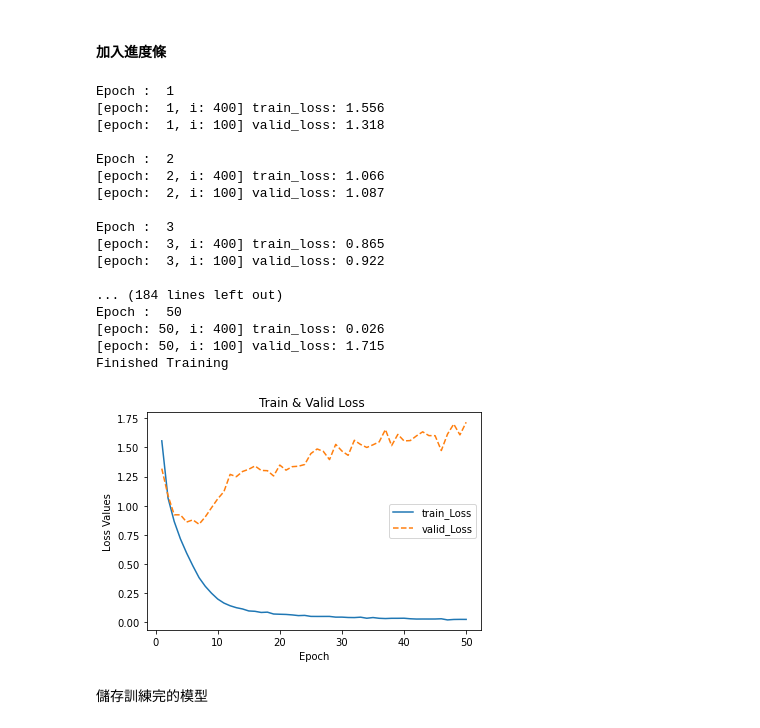
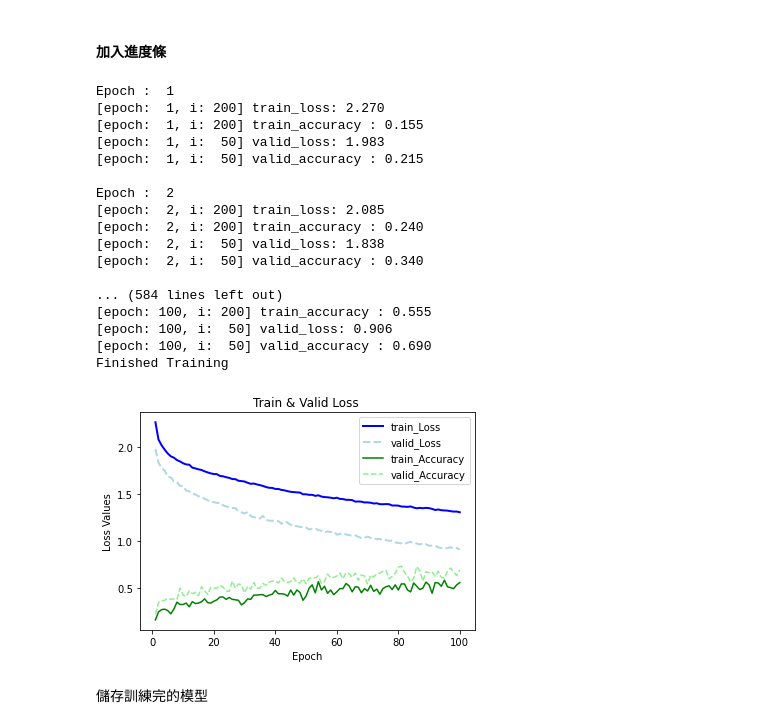
Before and after one commit to YunghuiHsu/pytorch-book, a Jupyter notebook: chapter02-quickstart/以Restnet進行 CIFAR-10分類.ipynb, the cells around one changed output. Drawn from its saved outputs; the diff is of its cells as text; code cells hidden in the pictures.

```diff
--- a/chapter02-quickstart/以Restnet進行 CIFAR-10分類.ipynb
+++ b/chapter02-quickstart/以Restnet進行 CIFAR-10分類.ipynb
@@ -36,0 +74,5 @@ transform = transforms.Compose(
+# %%
+# 參數設定
+batch_size = 200     # how many samples per batch to load
+num_workers = 10     # number of subprocesses to use for data loading，0代表不使用
+torch.manual_seed(0) # 固定亂數種子
@@ -191,6 +260,6 @@ torch.cuda.current_device() # 檢查目cuda前所在的gpu
 import torch.optim as optim
 
 criterion = nn.CrossEntropyLoss()  # 交叉熵
-optimizer = optim.RMSprop(model.parameters(), lr= 1e-3)
+optimizer = optim.SGD(model.parameters(), lr=1e-3 , momentum=0.9)
 optimizer
 # %% [output]
@@ -214,8 +282,10 @@ Parameter Group 0
 # %%
 train_Loss_list = []
 valid_Loss_list = []
+train_Acc_list = []
+valid_Acc_list = []
 
-n_epoch = 50
+n_epoch = 100
 
 for epoch in range(1, n_epoch + 1):  # loop over the dataset multiple times
 
@@ -228,6 +298,7 @@ for epoch in range(1, n_epoch + 1):  # loop over the dataset multiple times
     ###################
     model.train()  # 明確指定model在訓練狀態(預設值)
     for i, data in enumerate(train_loader, 1): # i從1開始計數
+        n = len(train_loader)  #  len(train_loader)=遍歷一個epoch的次數
 
         # get the inputs 輸入資料
         inputs, labels = data
@@ -248,10 +319,15 @@ for epoch in range(1, n_epoch + 1):  # loop over the dataset multiple times
         train_loss += loss.item()  #如果是仅包含一个元素的tensor，可以使用.item()来得到对应的python数值
 
         # print statistics
-        n = len(train_loader)  #  len(train_loader)=遍歷一個epoch的次數
         if i % n+1 == n :    # print every n mini-batches
-            print('[epoch: %2d, i: %3d] train_loss: %.3f' % (epoch , i + 1 , train_loss / n))
+            # 計算整體分類正確率
+            accuracy = (torch.argmax(outputs, dim=1) == labels).sum().item() / batch_size
+
+            print('[epoch: %2d, i: %3d] train_loss: %.3f' % (epoch , i + 1 , train_loss / n ))
+            print('[epoch: %2d, i: %3d] train_accuracy : %.3f' % (epoch , i + 1 , accuracy))
+
             train_Loss_list.append(train_loss / n )
+            train_Acc_list.append(accuracy)
             train_loss = 0.0 # 每n回　loss 歸零重計
 
 
@@ -260,6 +336,7 @@ for epoch in range(1, n_epoch + 1):  # loop over the dataset multiple times
     ######################
     model.eval() # 啟動評估模式
     for i, data in enumerate(valid_loader, 1): # i從1開始計數
+        n = len(valid_loader)   #  len(valid_loader)=遍歷一個epoch的次數
 
         # get the inputs 輸入資料
         inputs, labels = data
@@ -274,45 +351,57 @@ for epoch in range(1, n_epoch + 1):  # loop over the dataset multiple times
         # update training loss
         valid_loss += loss.item()
 
+        # 計算整體分類正確率
+        # accuracy = (torch.argmax(outputs, dim=1) == labels).mean()
+
         # print statistics
-        n = len(valid_loader)   #  len(valid_loader)=遍歷一個epoch的次數
+
         if i % n+1 == n :    # print every n mini-batches
+            # 計算整體分類正確率
+            accuracy = (torch.argmax(outputs, dim=1) == labels).sum().item() / batch_size
             print('[epoch: %2d, i: %3d] valid_loss: %.3f' % (epoch , i + 1 , valid_loss / n))
+            print('[epoch: %2d, i: %3d] valid_accuracy : %.3f' % (epoch , i + 1 , accuracy))
+
             valid_Loss_list.append(valid_loss / n )
+            valid_Acc_list.append(accuracy)
             valid_loss = 0.0 # 每n回　loss 歸零重計
 
 print('Finished Training')
 # %% [output]
 Epoch :  1
-[epoch:  1, i: 400] train_loss: 1.556
-[epoch:  1, i: 100] valid_loss: 1.318
+[epoch:  1, i: 200] train_loss: 2.270
+[epoch:  1, i: 200] train_accuracy : 0.155
+[epoch:  1, i:  50] valid_loss: 1.983
+[epoch:  1, i:  50] valid_accuracy : 0.215
 
 Epoch :  2
-[epoch:  2, i: 400] train_loss: 1.066
-[epoch:  2, i: 100] valid_loss: 1.087
+[epoch:  2, i: 200] train_loss: 2.085
+[epoch:  2, i: 200] train_accuracy : 0.240
+[epoch:  2, i:  50] valid_loss: 1.838
+[epoch:  2, i:  50] valid_accuracy : 0.340
 
-Epoch :  3
-[epoch:  3, i: 400] train_loss: 0.865
-[epoch:  3, i: 100] valid_loss: 0.922
-
-... (184 lines left out)
-Epoch :  50
-[epoch: 50, i: 400] train_loss: 0.026
-[epoch: 50, i: 100] valid_loss: 1.715
+... (584 lines left out)
+[epoch: 100, i: 200] train_accuracy : 0.555
+[epoch: 100, i:  50] valid_loss: 0.906
+[epoch: 100, i:  50] valid_accuracy : 0.690
 Finished Training
 # %%
 # 作圖
 train_Loss, valid_Loss = train_Loss_list, valid_Loss_list
-x = range(1, n_epoch+1 )
-plt.plot(x, train_Loss, label='train_Loss')
-plt.plot(x, valid_Loss, linestyle='--' ,label='valid_Loss')
+train_Accuracy, valid_Accuracy = train_Acc_list, valid_Acc_list
+x = range(1, epoch+1 )
+plt.plot(x, train_Loss, label='train_Loss', color='blue', linewidth=2)
+plt.plot(x, valid_Loss, label='valid_Loss', color='lightblue', linewidth=2, linestyle='--'  )
+plt.plot(x, train_Accuracy, label='train_Accuracy', color='green')
+plt.plot(x, valid_Accuracy, label='valid_Accuracy', color='lightgreen',linestyle='--' )
+
 plt.xlabel('Epoch')
 plt.ylabel('Loss Values')
 plt.title('Train & Valid Loss ')
 plt.legend()
 plt.show()
 # %% [output]
-[figure, old version]
+[figure, new version]
 # %% [markdown]
 儲存訓練完的模型
 # %%
```
Also changed, not shown: parts of 22 cells of this notebook.
